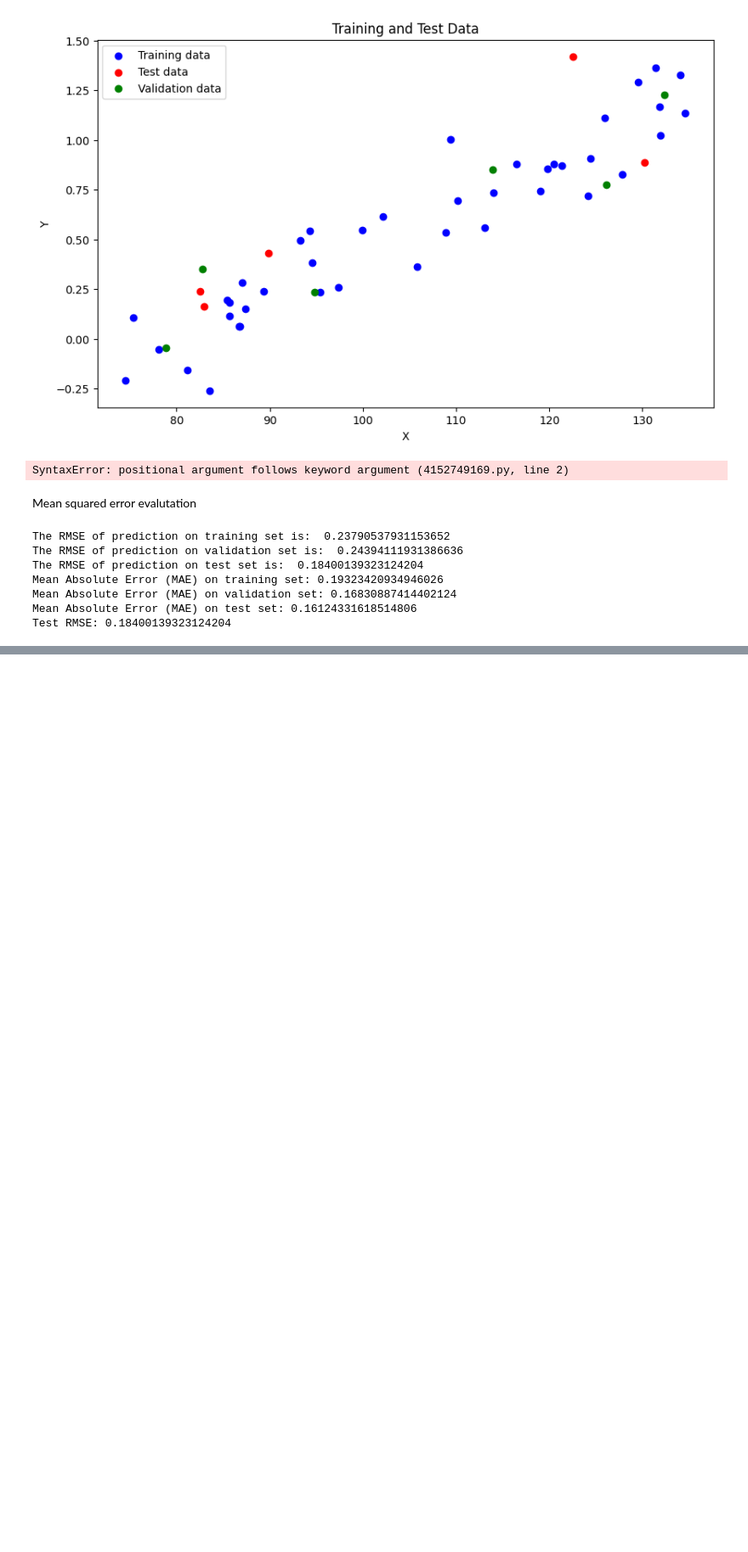
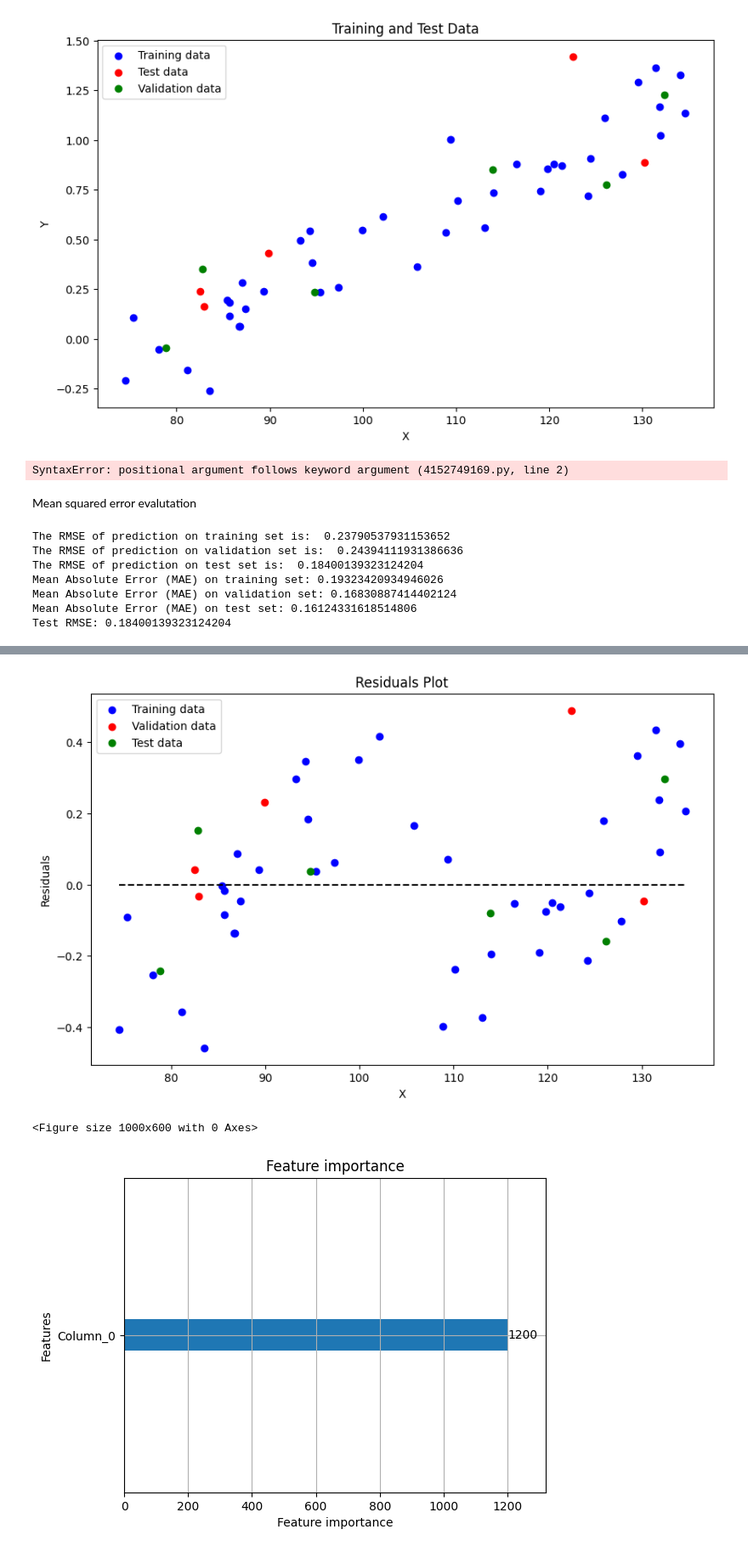
Before and after one commit to Elle0-0/Epic_3, a Jupyter notebook: models/Lgbm/LGBTM.ipynb, the cells around one changed output, grey strips where cells are left out. Shown at 85% size. Saved outputs shown, nothing was run; the diff lists cells and outputs as text; code cells hidden in the pictures; blank space fills up the shorter version.

```diff
--- a/models/Lgbm/LGBTM.ipynb
+++ b/models/Lgbm/LGBTM.ipynb
@@ -233,0 +263,24 @@ Test RMSE: 0.18400139323124204
+# %%
+# 1. Residuals Plot
+plt.figure(figsize=(10, 6))
+residuals_train = y_train - y_train_pred
+residuals_valid = y_valid - y_valid_pred
+plt.scatter(X_train, residuals_train, color='blue', label='Training data')
+plt.scatter(X_valid, residuals_valid, color='red', label='Validation data')
+plt.scatter(X_test, y_test - y_test_pred, color='green', label='Test data')
+plt.hlines(y=0, xmin=np.min(X_train), xmax=np.max(X_train), colors='black', linestyles='dashed')
+plt.xlabel('X')
+plt.ylabel('Residuals')
+plt.title('Residuals Plot')
+plt.legend()
+plt.show()
+
+# 2. Feature Importance Plot
+plt.figure(figsize=(10, 6))
+lgb.plot_importance(model_lgbm, max_num_features=10)
+plt.title("Feature importance")
+plt.show()
+# %% [output]
+[figure, added]
+<Figure size 1000x600 with 0 Axes>
+[figure, added]
```
Also changed, not shown: parts of 2 cells of this notebook, 2 other files.
